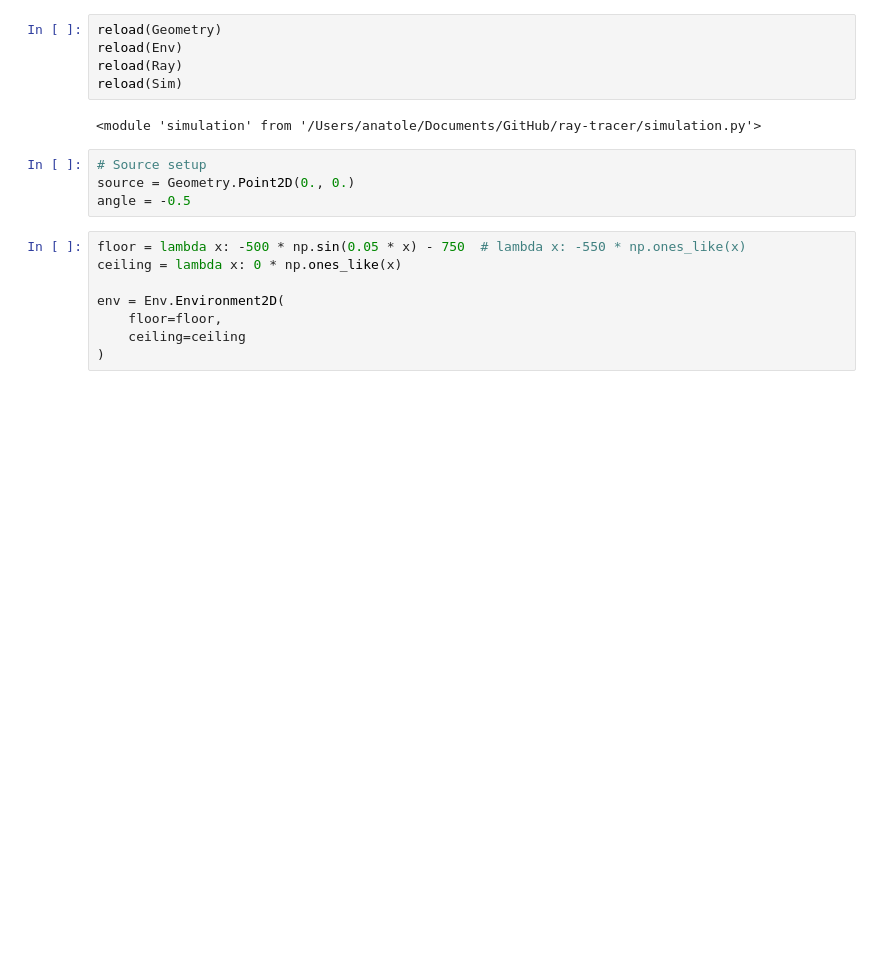
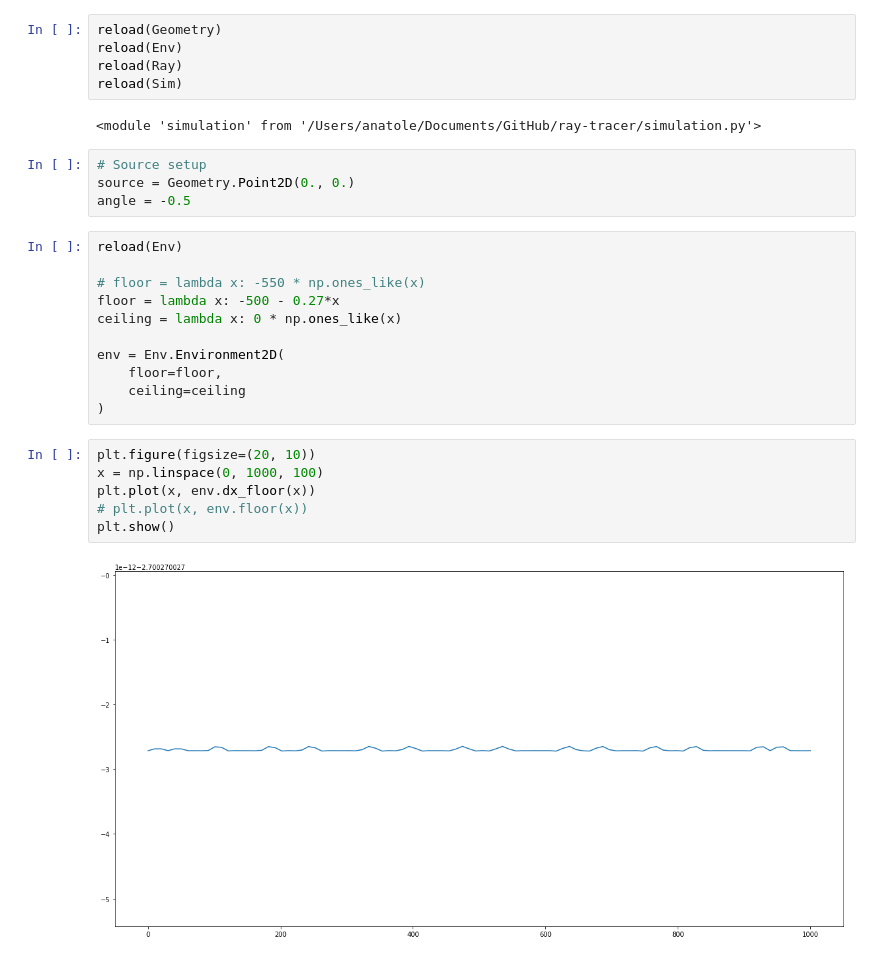
Before and after one commit to ahernot/ray-tracer, a Jupyter notebook: tests.ipynb, the cells around one changed output. Cells and saved outputs as stored; diff of their text form; blank space fills up the shorter version.

```diff
--- a/tests.ipynb
+++ b/tests.ipynb
@@ -18,12 +18,23 @@ reload(Sim)
 source = Geometry.Point2D(0., 0.)
 angle = -0.5
 # %%
-floor = lambda x: -500 * np.sin(0.05 * x) - 750  # lambda x: -550 * np.ones_like(x)
+reload(Env)
+
+# floor = lambda x: -550 * np.ones_like(x)
+floor = lambda x: -500 - 0.27*x
 ceiling = lambda x: 0 * np.ones_like(x)
 
 env = Env.Environment2D(
     floor=floor,
     ceiling=ceiling
 )
+# %%
+plt.figure(figsize=(20, 10))
+x = np.linspace(0, 1000, 100)
+plt.plot(x, env.dx_floor(x))
+# plt.plot(x, env.floor(x))
+plt.show()
+# %% [output]
+[figure, added]
 # %%
 reload(Ray)
```
Also changed, not shown: parts of 3 cells of this notebook.
